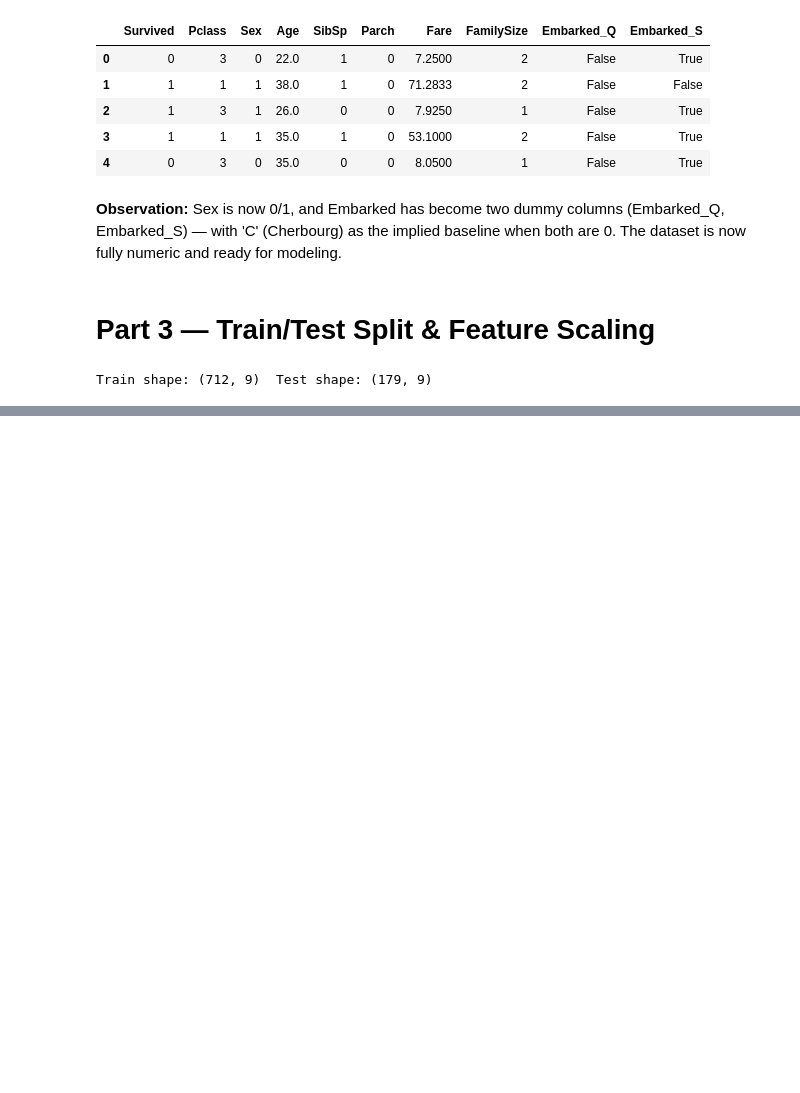
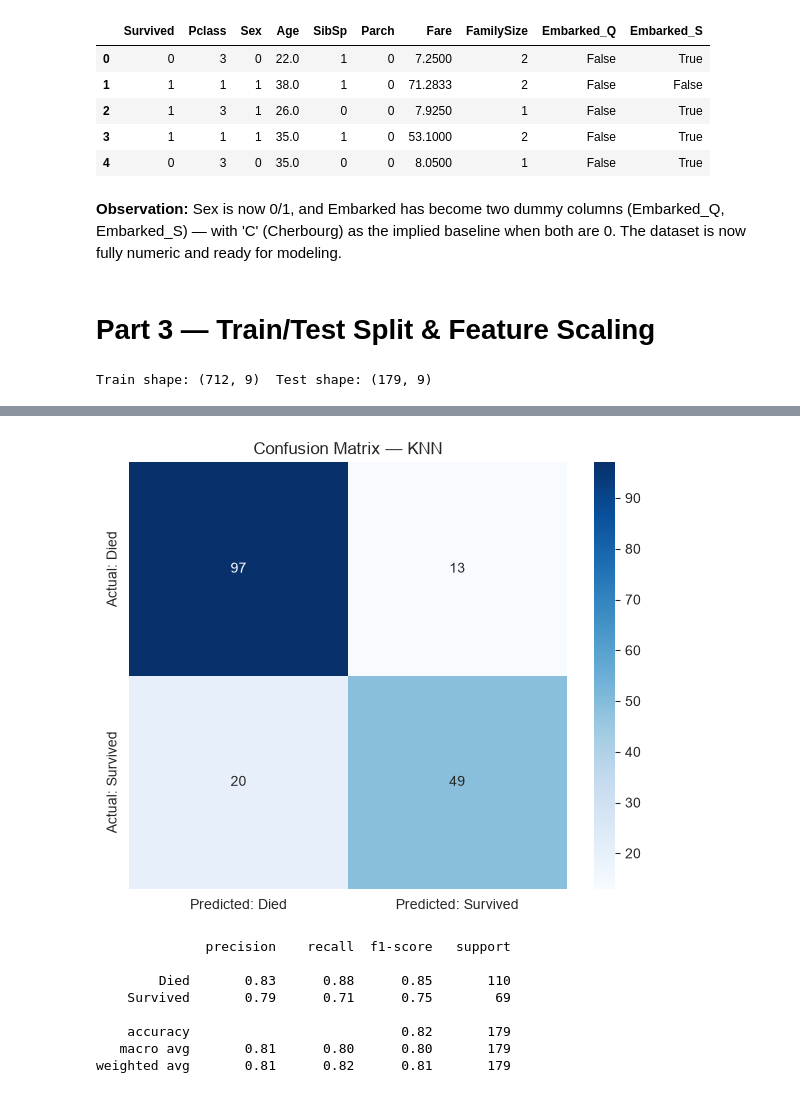
Before and after one commit to mohad6/MACHINE-LEARNING-PROJECT, a Jupyter notebook: Abdullahi-Mohammed-Module5 -ClassificationLab.ipynb, the cells around one changed output, grey strips where cells are left out. Saved outputs shown, nothing was run; the diff lists cells and outputs as text; code cells hidden in the pictures; blank space fills up the shorter version.

```diff
--- a/Abdullahi-Mohammed-Module5 -ClassificationLab.ipynb
+++ b/Abdullahi-Mohammed-Module5 -ClassificationLab.ipynb
@@ -231,0 +324,33 @@ X_test_scaled = scaler.transform(X_test)
+# %%
+# Task 3 — Look more closely at the confusion matrix for the best-performing model.
+
+best_model_name = results_df.iloc[0]['Model']
+pred_map = {
+    'Logistic Regression': y_pred_log,
+    'Decision Tree': y_pred_tree,
+    'Random Forest': y_pred_rf,
+    'KNN': y_pred_knn,
+    'SVM': y_pred_svm
+}
+best_preds = pred_map[best_model_name]
+
+cm = confusion_matrix(y_test, best_preds)
+plt.figure(figsize=(6, 5))
+sns.heatmap(cm, annot=True, fmt='d', cmap='Blues',
+            xticklabels=['Predicted: Died', 'Predicted: Survived'],
+            yticklabels=['Actual: Died', 'Actual: Survived'])
+plt.title(f'Confusion Matrix — {best_model_name}')
+plt.tight_layout()
+plt.show()
+
+print(classification_report(y_test, best_preds, target_names=['Died', 'Survived']))
+# %% [output]
+[figure, added]
+              precision    recall  f1-score   support
+
+        Died       0.83      0.88      0.85       110
+    Survived       0.79      0.71      0.75        69
+
+    accuracy                           0.82       179
+   macro avg       0.81      0.80      0.80       179
+weighted avg       0.81      0.82      0.81       179
```
Also changed, not shown: parts of 15 cells of this notebook.
